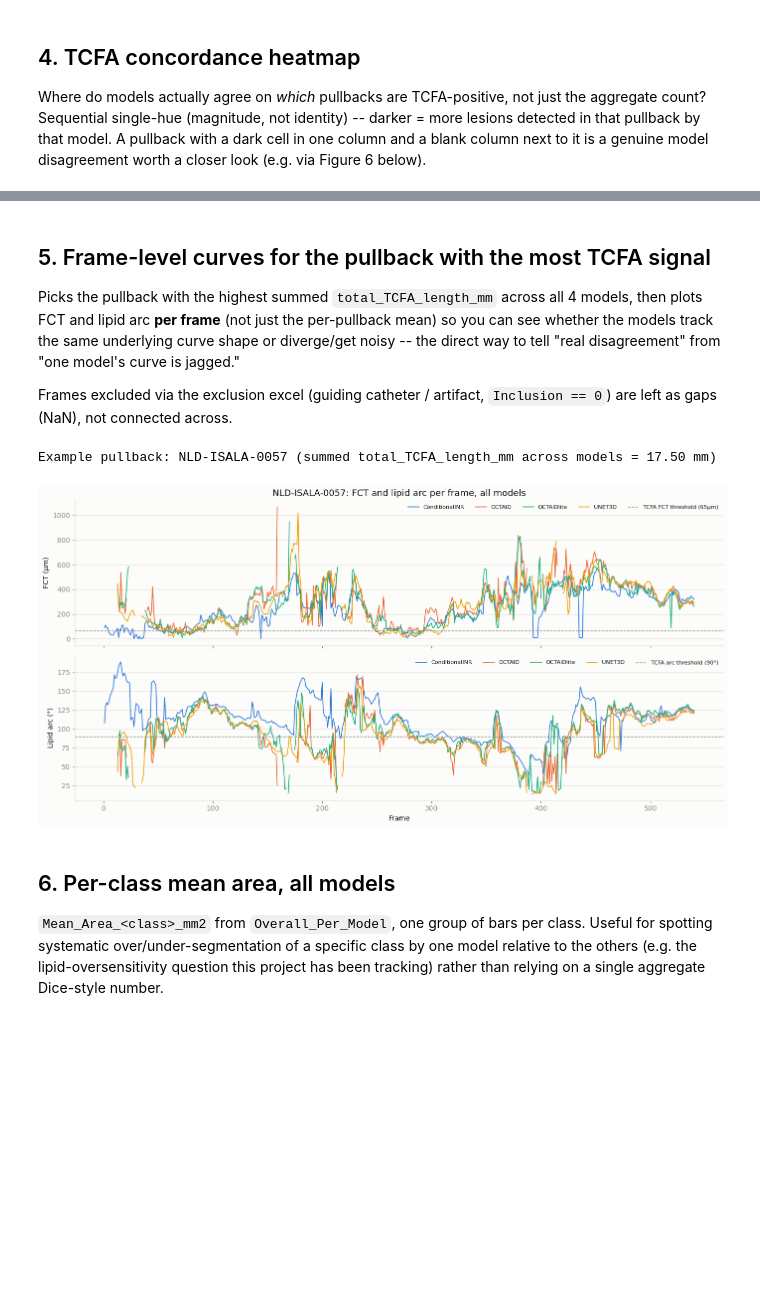
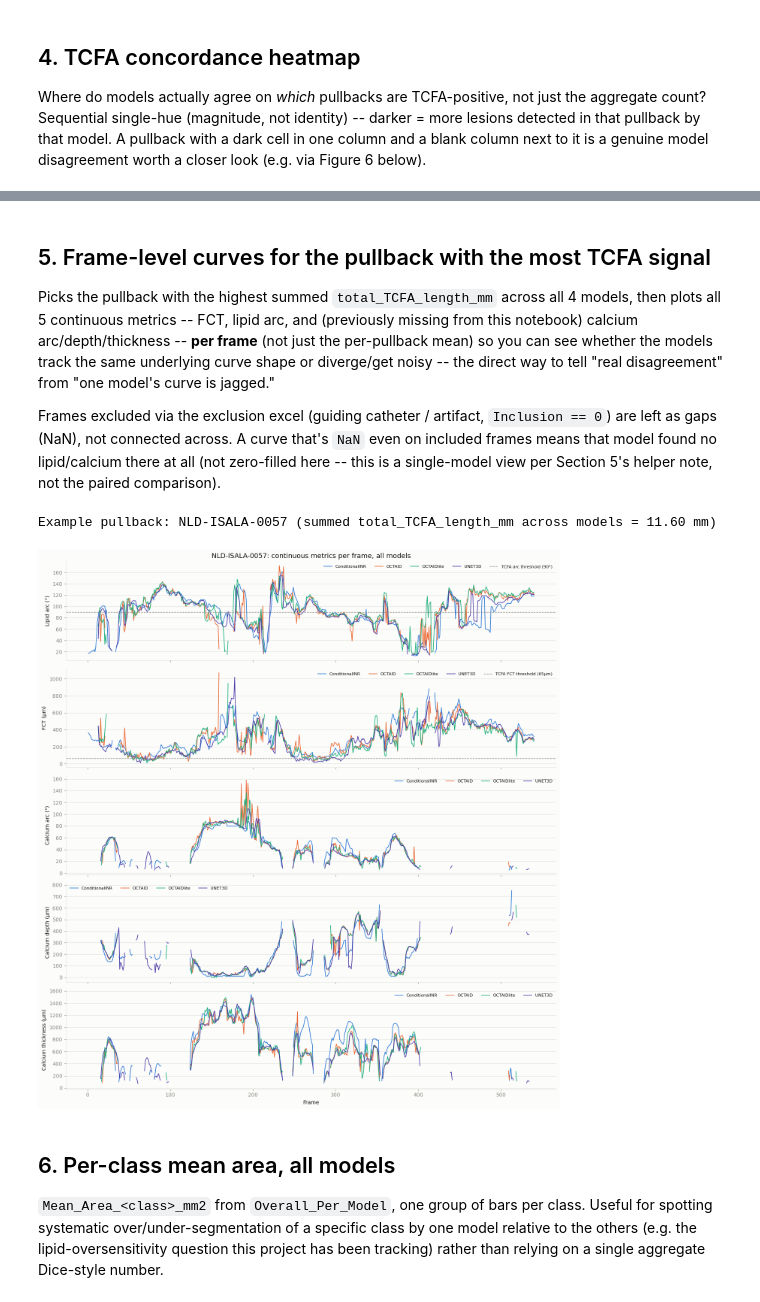
Before and after one commit to Rubenvdwaerden1997/Conditional_INR, a Jupyter notebook: Continuous_3D_Metrics/Analysis_codes/Model_comparison_analysis.ipynb, the cells around one changed output, grey strips where cells are left out. Drawn from its saved outputs; the diff is of its cells as text; code cells hidden in the pictures; blank space fills up the shorter version.

```diff
--- a/Continuous_3D_Metrics/Analysis_codes/Model_comparison_analysis.ipynb
+++ b/Continuous_3D_Metrics/Analysis_codes/Model_comparison_analysis.ipynb
@@ -33,11 +33,18 @@ print(f"{EXCEL_PATH.name}: {per_pb['pullback'].nunique()} pullbacks, "
 continuous_3d_metrics_07_08_2026.xlsx: 30 pullbacks, 4 models: ['ConditionalINR', 'OCTAID', 'OCTAIDlite', 'UNET3D']
 # %%
 # ---- Fixed categorical color per model (validated 4-hue order, never re-cycled) ----
+# Validated with the dataviz palette's all-pairs CVD check (scripts/validate_palette.js
+# --pairs all): blue/orange/aqua/yellow (the previous set) fails -- orange vs. yellow sits
+# at normal-vision ΔE 13.7 (below the 15 floor) and deutan ΔE 4.8, i.e. genuinely hard to
+# tell apart even with full color vision, which matters here because every figure shows all
+# 4 models at once. Swapping the 4th slot for violet (still the same documented 8-hue
+# palette, just a different slot) clears every check: worst all-pairs normal-vision ΔE 16.3,
+# CVD ΔE 9.2.
 MODEL_COLORS = {
     "ConditionalINR": "#2a78d6",  # blue
     "OCTAID":         "#eb6834",  # orange
     "OCTAIDlite":     "#1baf7a",  # aqua
-    "UNET3D":         "#eda100",  # yellow
+    "UNET3D":         "#4a3aa7",  # violet (was yellow #eda100 -- confusable with orange)
 }
 MODEL_ORDER = list(MODEL_COLORS)
 
@@ -185,41 +247,50 @@ plt.show()
 ## 5. Frame-level curves for the pullback with the most TCFA signal
 
 Picks the pullback with the highest summed `total_TCFA_length_mm` across all 4 models,
-then plots FCT and lipid arc **per frame** (not just the per-pullback mean) so you can see
-whether the models track the same underlying curve shape or diverge/get noisy -- the
-direct way to tell "real disagreement" from "one model's curve is jagged."
+then plots all 5 continuous metrics -- FCT, lipid arc, and (previously missing from
+this notebook) calcium arc/depth/thickness -- **per frame** (not just the per-pullback
+mean) so you can see whether the models track the same underlying curve shape or
+diverge/get noisy -- the direct way to tell "real disagreement" from "one model's
+curve is jagged."
 
 Frames excluded via the exclusion excel (guiding catheter / artifact, `Inclusion == 0`)
-are left as gaps (NaN), not connected across.
+are left as gaps (NaN), not connected across. A curve that's `NaN` even on included
+frames means that model found no lipid/calcium there at all (not zero-filled here --
+this is a single-model view per Section 5's helper note, not the paired comparison).
 # %%
 totals_by_pb = per_pb.groupby("pullback")["total_TCFA_length_mm"].sum().sort_values(ascending=False)
-example_pid = totals_by_pb.index[0]
+example_pid = totals_by_pb.index[1]
 print(f"Example pullback: {example_pid} (summed total_TCFA_length_mm across models = "
       f"{totals_by_pb.iloc[0]:.2f} mm)")
 
+metric_cols = list(CONTINUOUS_METRICS)
 sub = frames[frames["pullback"] == example_pid].copy()
-sub.loc[sub["Inclusion"] == 0, ["FCT_um", "Lipid_Arc_deg"]] = np.nan
+sub.loc[sub["Inclusion"] == 0, metric_cols] = np.nan
 
-fig, axes = plt.subplots(2, 1, figsize=(14, 7), sharex=True)
-for m in MODEL_ORDER:
-    s = sub[sub["model"] == m].sort_values("frame_1based")
-    axes[0].plot(s["frame_1based"], s["FCT_um"], color=model_color(m), label=m, linewidth=1.2)
-    axes[1].plot(s["frame_1based"], s["Lipid_Arc_deg"], color=model_color(m), label=m, linewidth=1.2)
+thresholds = {
+    "FCT_um":        (65, "TCFA FCT threshold (65µm)"),
+    "Lipid_Arc_deg": (90, "TCFA arc threshold (90°)"),
+}
 
-axes[0].axhline(65, color=INK_MUTED, linestyle="--", linewidth=1, label="TCFA FCT threshold (65\u00b5m)")
-axes[1].axhline(90, color=INK_MUTED, linestyle="--", linewidth=1, label="TCFA arc threshold (90\u00b0)")
-axes[0].set_ylabel("FCT (\u00b5m)")
-axes[1].set_ylabel("Lipid arc (\u00b0)")
-axes[1].set_xlabel("Frame")
-axes[0].set_title(f"{example_pid}: FCT and lipid arc per frame, all models", fontsize=13, color=INK)
-for ax in axes:
+fig, axes = plt.subplots(len(metric_cols), 1, figsize=(14, 3 * len(metric_cols)), sharex=True)
+for ax, col in zip(axes, metric_cols):
+    for m in MODEL_ORDER:
+        s = sub[sub["model"] == m].sort_values("frame_1based")
+        ax.plot(s["frame_1based"], s[col], color=model_color(m), label=m, linewidth=1.2)
+    if col in thresholds:
+        val, thr_label = thresholds[col]
+        ax.axhline(val, color=INK_MUTED, linestyle="--", linewidth=1, label=thr_label)
+    ax.set_ylabel(CONTINUOUS_METRICS[col])
+    ax.grid(axis="x", visible=False)
     ax.legend(frameon=False, ncol=5, fontsize=8)
-    ax.grid(axis="x", visible=False)
+
+axes[-1].set_xlabel("Frame")
+axes[0].set_title(f"{example_pid}: continuous metrics per frame, all models", fontsize=13, color=INK)
 fig.tight_layout()
 plt.show()
 # %% [output]
-Example pullback: NLD-ISALA-0057 (summed total_TCFA_length_mm across models = 17.50 mm)
+Example pullback: NLD-ISALA-0057 (summed total_TCFA_length_mm across models = 11.60 mm)
-[figure, old version]
+[figure, new version]
 # %% [markdown]
 ## 6. Per-class mean area, all models
 
```
Also changed, not shown: parts of 19 cells of this notebook, 24 other files.
